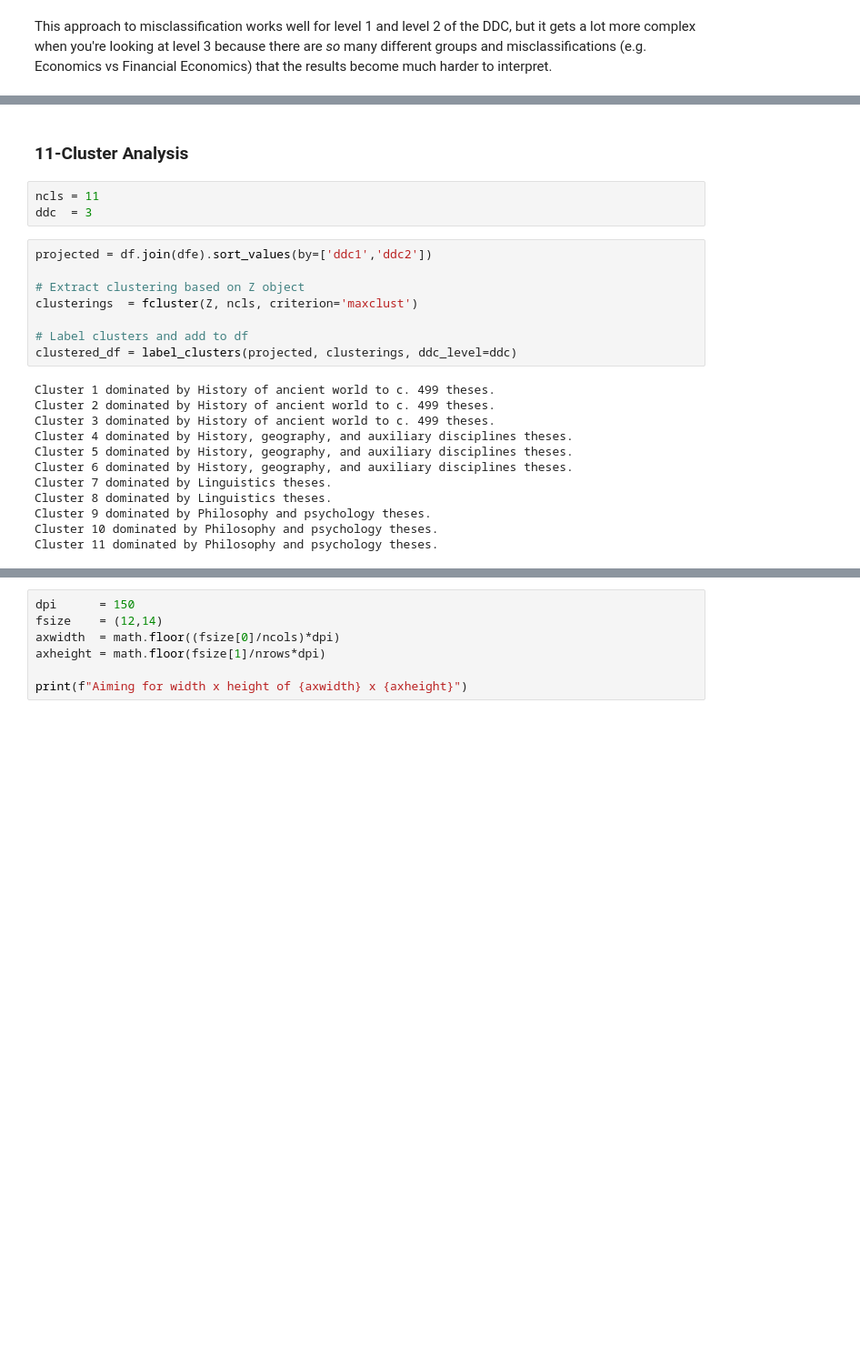
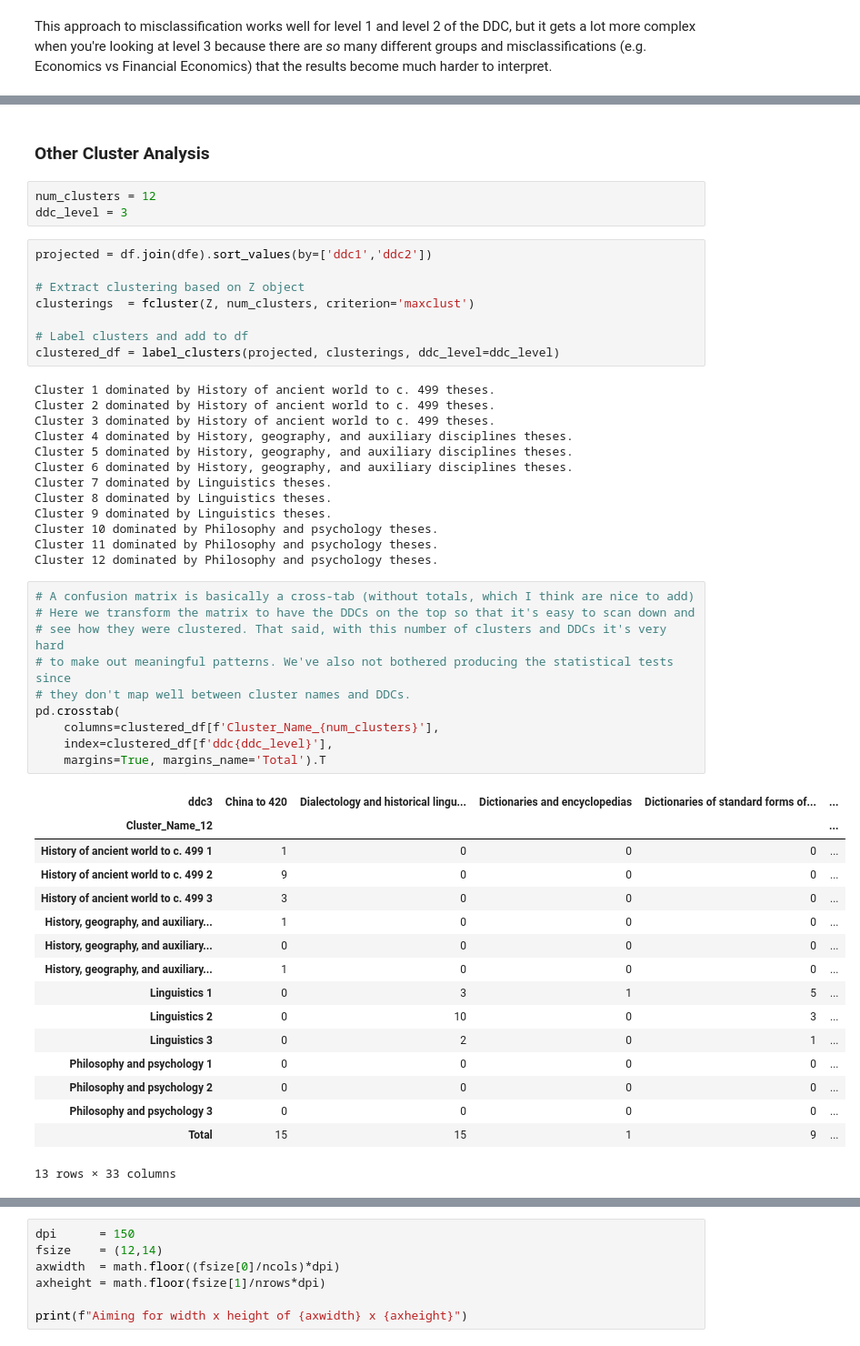
Before and after one commit to jreades/ph-tutorial-code, a Jupyter notebook: Clustering_Word_Embeddings.ipynb, the cells around one changed output, grey strips where cells are left out. Shown at 91% size. Cells and saved outputs as stored; diff of their text form; blank space fills up the shorter version.

```diff
--- a/Clustering_Word_Embeddings.ipynb
+++ b/Clustering_Word_Embeddings.ipynb
@@ -805,16 +713,16 @@ Done.
 # %% [markdown]
-### 11-Cluster Analysis
+### Other Cluster Analysis
-# %%
-ncls = 11
-ddc  = 3
+# %%
+num_clusters = 12
+ddc_level = 3
 # %%
 projected = df.join(dfe).sort_values(by=['ddc1','ddc2'])
 
 # Extract clustering based on Z object
-clusterings  = fcluster(Z, ncls, criterion='maxclust')
+clusterings  = fcluster(Z, num_clusters, criterion='maxclust')
 
 # Label clusters and add to df
-clustered_df = label_clusters(projected, clusterings, ddc_level=ddc)
+clustered_df = label_clusters(projected, clusterings, ddc_level=ddc_level)
 # %% [output]
 Cluster 1 dominated by History of ancient world to c. 499 theses.
 Cluster 2 dominated by History of ancient world to c. 499 theses.
@@ -824,7 +732,35 @@ Cluster 5 dominated by History, geography, and auxiliary disciplines theses.
 Cluster 6 dominated by History, geography, and auxiliary disciplines theses.
 Cluster 7 dominated by Linguistics theses.
 Cluster 8 dominated by Linguistics theses.
-Cluster 9 dominated by Philosophy and psychology theses.
+Cluster 9 dominated by Linguistics theses.
 Cluster 10 dominated by Philosophy and psychology theses.
 Cluster 11 dominated by Philosophy and psychology theses.
+Cluster 12 dominated by Philosophy and psychology theses.
+# %%
+# A confusion matrix is basically a cross-tab (without totals, which I think are nice to add)
+# Here we transform the matrix to have the DDCs on the top so that it's easy to scan down and
+# see how they were clustered. That said, with this number of clusters and DDCs it's very hard
+# to make out meaningful patterns. We've also not bothered producing the statistical tests since
+# they don't map well between cluster names and DDCs.
+pd.crosstab(
+    columns=clustered_df[f'Cluster_Name_{num_clusters}'],
+    index=clustered_df[f'ddc{ddc_level}'],
+    margins=True, margins_name='Total').T
+# %% [output]
+| ddc3 | China to 420 | Dialectology and historical lingu... | Dictionaries and encyclopedias | Dictionaries of standard forms of... | ... |
+| Cluster_Name_12 |  |  |  |  | ... |
+| History of ancient world to c. 499 1 | 1 | 0 | 0 | 0 | ... |
+| History of ancient world to c. 499 2 | 9 | 0 | 0 | 0 | ... |
+| History of ancient world to c. 499 3 | 3 | 0 | 0 | 0 | ... |
+| History, geography, and auxiliary... | 1 | 0 | 0 | 0 | ... |
+| History, geography, and auxiliary... | 0 | 0 | 0 | 0 | ... |
+| History, geography, and auxiliary... | 1 | 0 | 0 | 0 | ... |
+| Linguistics 1 | 0 | 3 | 1 | 5 | ... |
+| Linguistics 2 | 0 | 10 | 0 | 3 | ... |
+| Linguistics 3 | 0 | 2 | 0 | 1 | ... |
+| Philosophy and psychology 1 | 0 | 0 | 0 | 0 | ... |
+| Philosophy and psychology 2 | 0 | 0 | 0 | 0 | ... |
+| Philosophy and psychology 3 | 0 | 0 | 0 | 0 | ... |
+| Total | 15 | 15 | 1 | 9 | ... |
+13 rows × 33 columns
 # %%
```
Also changed, not shown: parts of 29 cells of this notebook.
